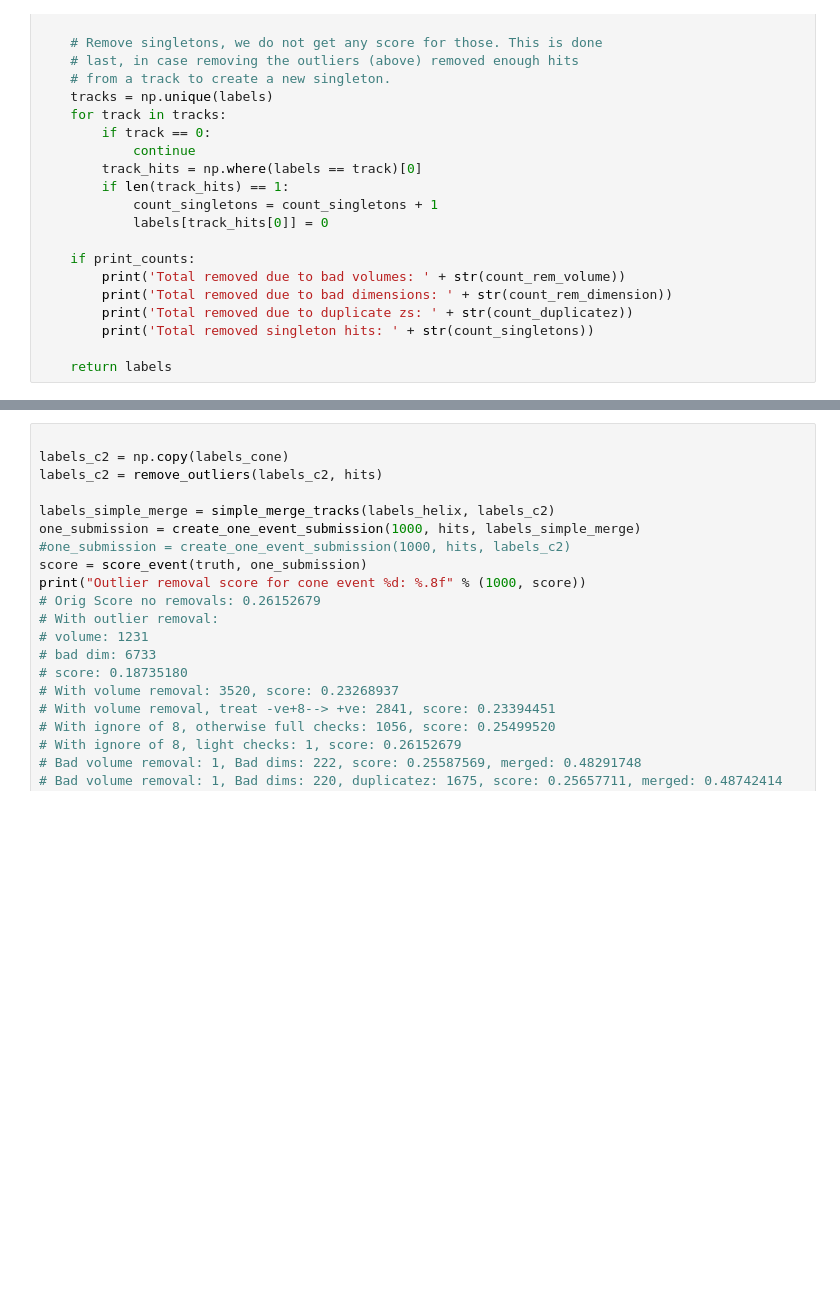
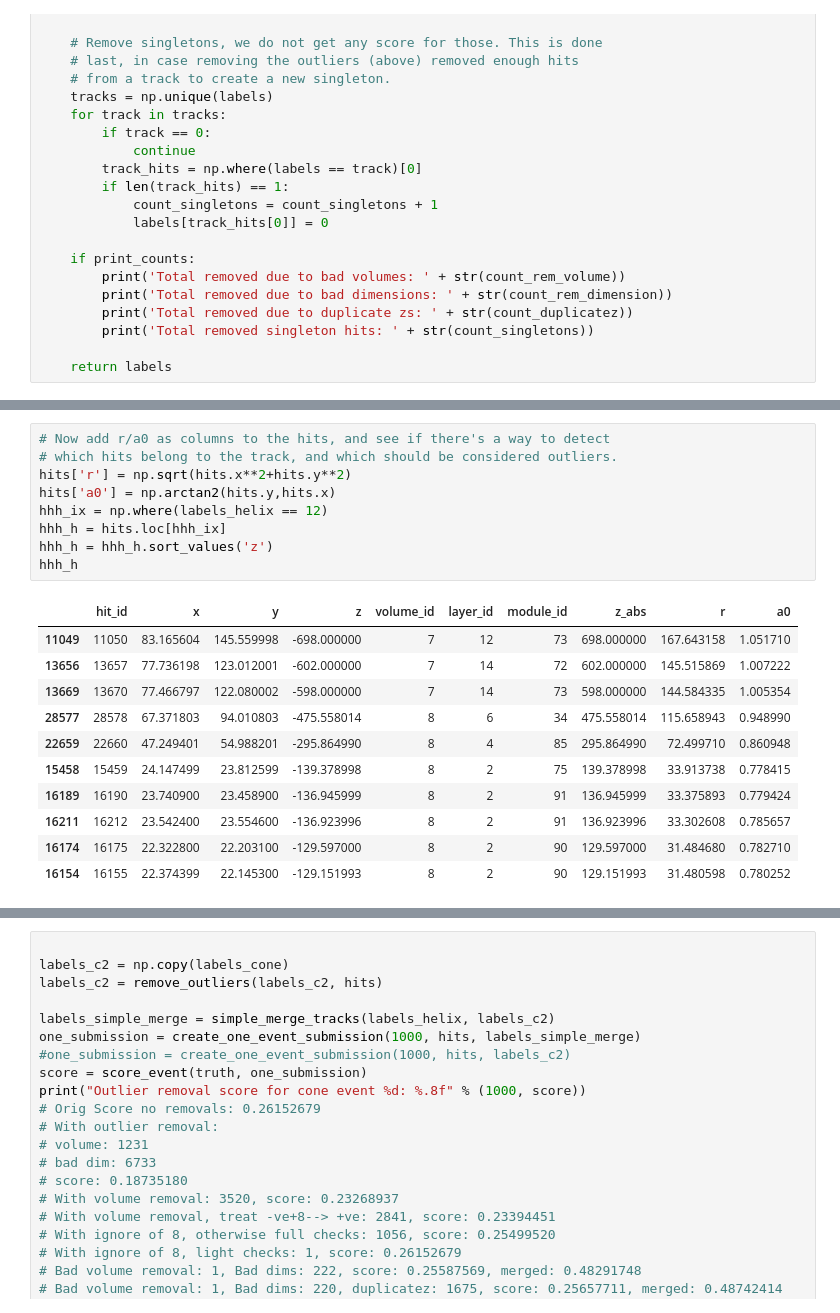
Before and after one commit to nicolefinnie/kaggle-trackml, a Jupyter notebook: src/notebooks/EDA/test_merge.ipynb, the cells around one changed output, grey strips where cells are left out. Saved outputs shown, nothing was run; the diff lists cells and outputs as text; blank space fills up the shorter version.

Commit message:
Outliers...

```diff
--- a/src/notebooks/EDA/test_merge.ipynb
+++ b/src/notebooks/EDA/test_merge.ipynb
@@ -667,0 +686,21 @@ def remove_outliers(labels, hits, aggressive=False, print_counts=True):
+# %%
+# Now add r/a0 as columns to the hits, and see if there's a way to detect
+# which hits belong to the track, and which should be considered outliers.
+hits['r'] = np.sqrt(hits.x**2+hits.y**2)
+hits['a0'] = np.arctan2(hits.y,hits.x)
+hhh_ix = np.where(labels_helix == 12)
+hhh_h = hits.loc[hhh_ix]
+hhh_h = hhh_h.sort_values('z')
+hhh_h
+# %% [output]
+|  | hit_id | x | y | z | volume_id | layer_id | module_id | z_abs | r | a0 |
+| 11049 | 11050 | 83.165604 | 145.559998 | -698.000000 | 7 | 12 | 73 | 698.000000 | 167.643158 | 1.051710 |
+| 13656 | 13657 | 77.736198 | 123.012001 | -602.000000 | 7 | 14 | 72 | 602.000000 | 145.515869 | 1.007222 |
+| 13669 | 13670 | 77.466797 | 122.080002 | -598.000000 | 7 | 14 | 73 | 598.000000 | 144.584335 | 1.005354 |
+| 28577 | 28578 | 67.371803 | 94.010803 | -475.558014 | 8 | 6 | 34 | 475.558014 | 115.658943 | 0.948990 |
+| 22659 | 22660 | 47.249401 | 54.988201 | -295.864990 | 8 | 4 | 85 | 295.864990 | 72.499710 | 0.860948 |
+| 15458 | 15459 | 24.147499 | 23.812599 | -139.378998 | 8 | 2 | 75 | 139.378998 | 33.913738 | 0.778415 |
+| 16189 | 16190 | 23.740900 | 23.458900 | -136.945999 | 8 | 2 | 91 | 136.945999 | 33.375893 | 0.779424 |
+| 16211 | 16212 | 23.542400 | 23.554600 | -136.923996 | 8 | 2 | 91 | 136.923996 | 33.302608 | 0.785657 |
+| 16174 | 16175 | 22.322800 | 22.203100 | -129.597000 | 8 | 2 | 90 | 129.597000 | 31.484680 | 0.782710 |
+| 16154 | 16155 | 22.374399 | 22.145300 | -129.151993 | 8 | 2 | 90 | 129.151993 | 31.480598 | 0.780252 |
```
Also changed, not shown: parts of 2 cells of this notebook.
